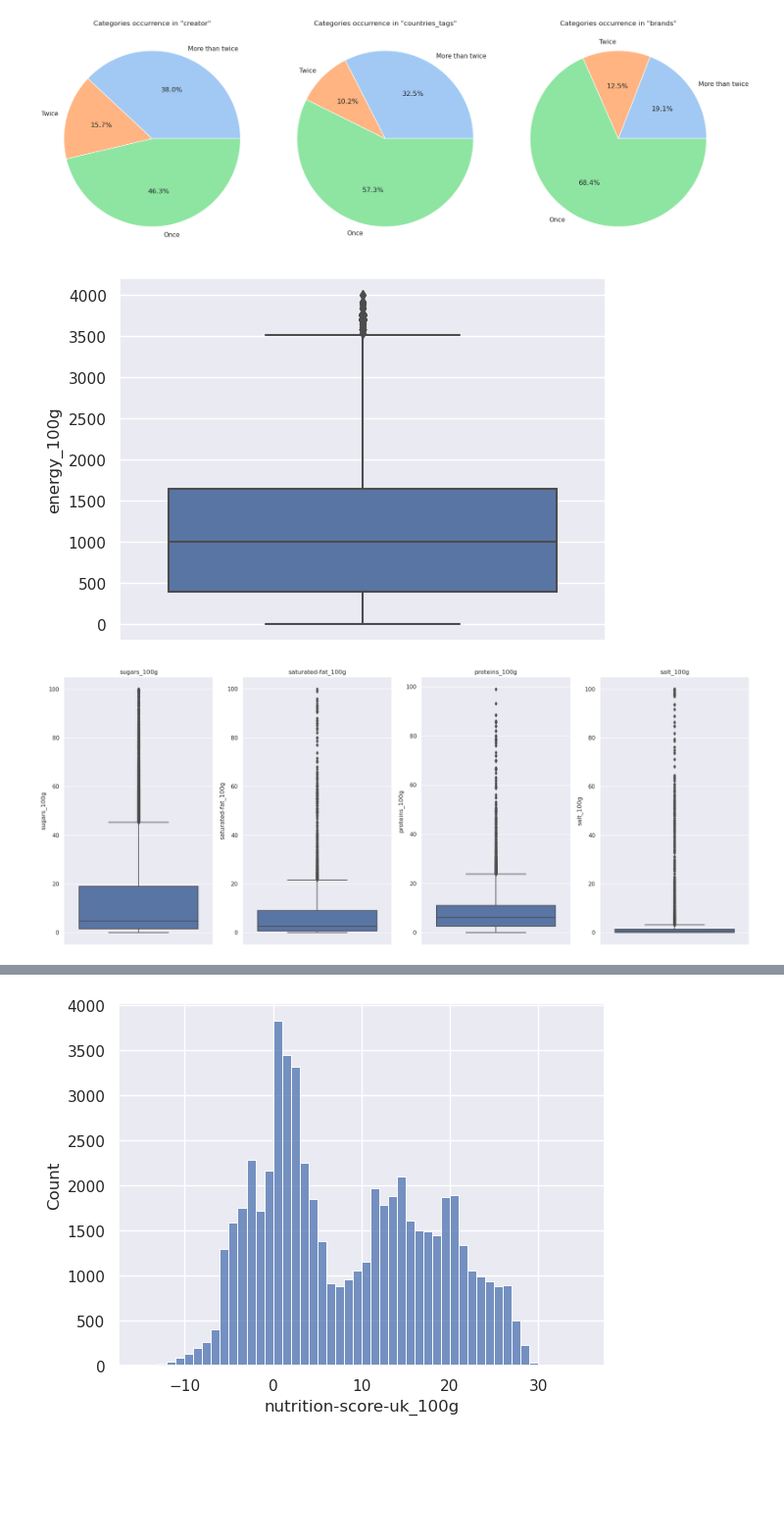
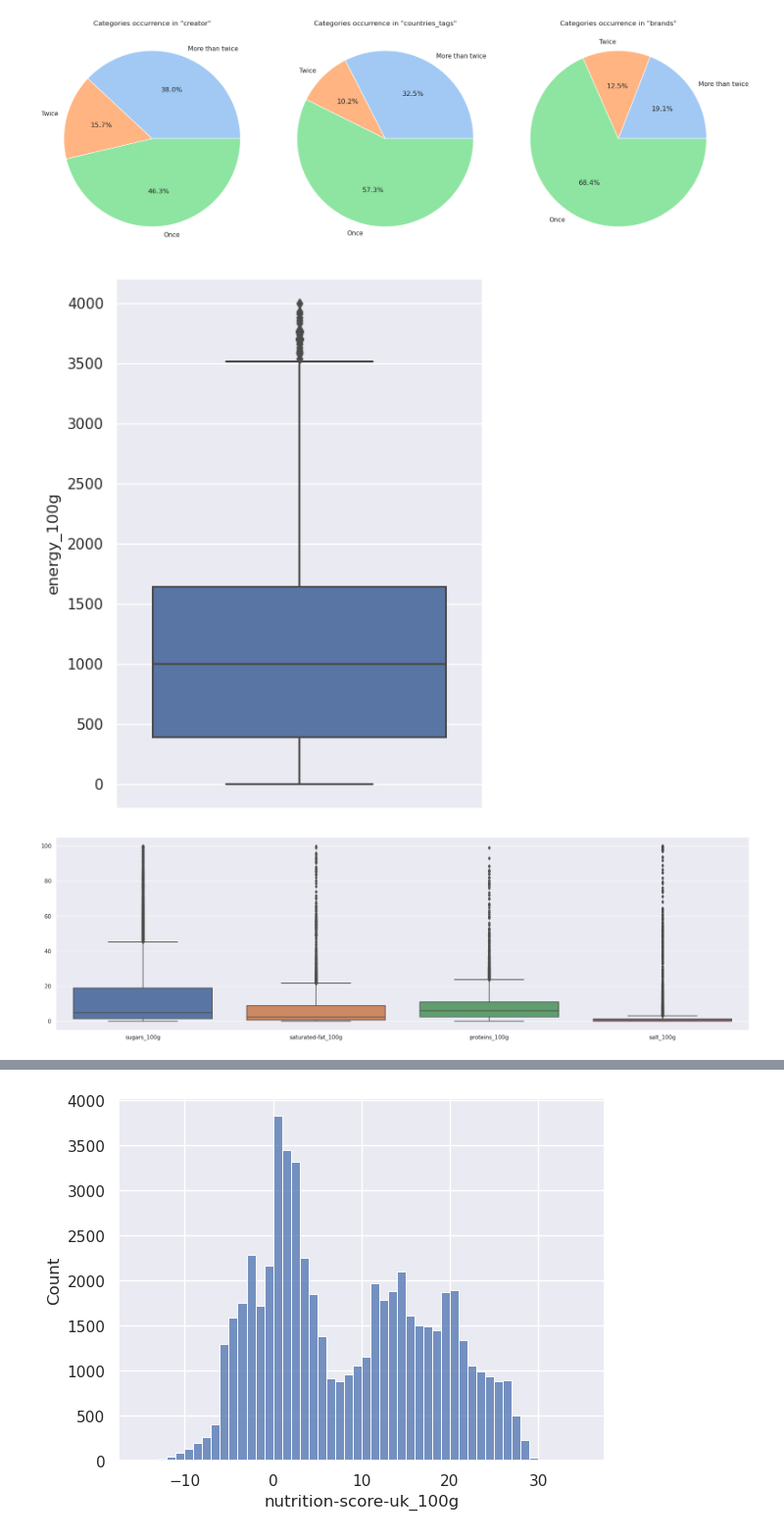
Before and after one commit to vicmcl/open_food_facts, a Jupyter notebook: src/notebook.ipynb, the cells around one changed output, grey strips where cells are left out. Shown at 98% size. Cells and saved outputs as stored; diff of their text form; code cells hidden in the pictures; blank space fills up the shorter version.

Commit message:
Grouped plots

```diff
--- a/src/notebook.ipynb
+++ b/src/notebook.ipynb
@@ -405,25 +362,27 @@ numerical_data_100g = {
     for label in ["sugars_100g", "saturated-fat_100g", "proteins_100g", "salt_100g"]
 }
 # %%
+fig = plt.figure(figsize=(5, 6))
 bounded_energy = selected_data["energy_100g"][
     (selected_data["energy_100g"] > 0) & (selected_data["energy_100g"] <= 4000)
 ]
 
 sns.boxplot(y=bounded_energy)
+plt.tight_layout()
 plt.show()
 # %% [output]
-[figure, old version]
+[figure, new version]
 # %%
-fig = plt.figure(figsize=(20, 8))
+fig = plt.figure(figsize=(20, 6))
 
-for i, label in enumerate(numerical_data_100g):
-    fig.add_subplot(1, 4, i + 1)
-    sns.boxplot(y=numerical_data_100g[label])
-    plt.title(label)
+df_numerical_data = pd.DataFrame.from_dict(numerical_data_100g)
+
+
+sns.boxplot(data=df_numerical_data)
 plt.tight_layout()
 plt.show()
 # %% [output]
-[figure, old version]
+[figure, new version]
 # %%
 from scipy.stats import norm, loggamma, f_oneway, probplot
 from sklearn.preprocessing import scale
```
Also changed, not shown: parts of 23 cells of this notebook.
